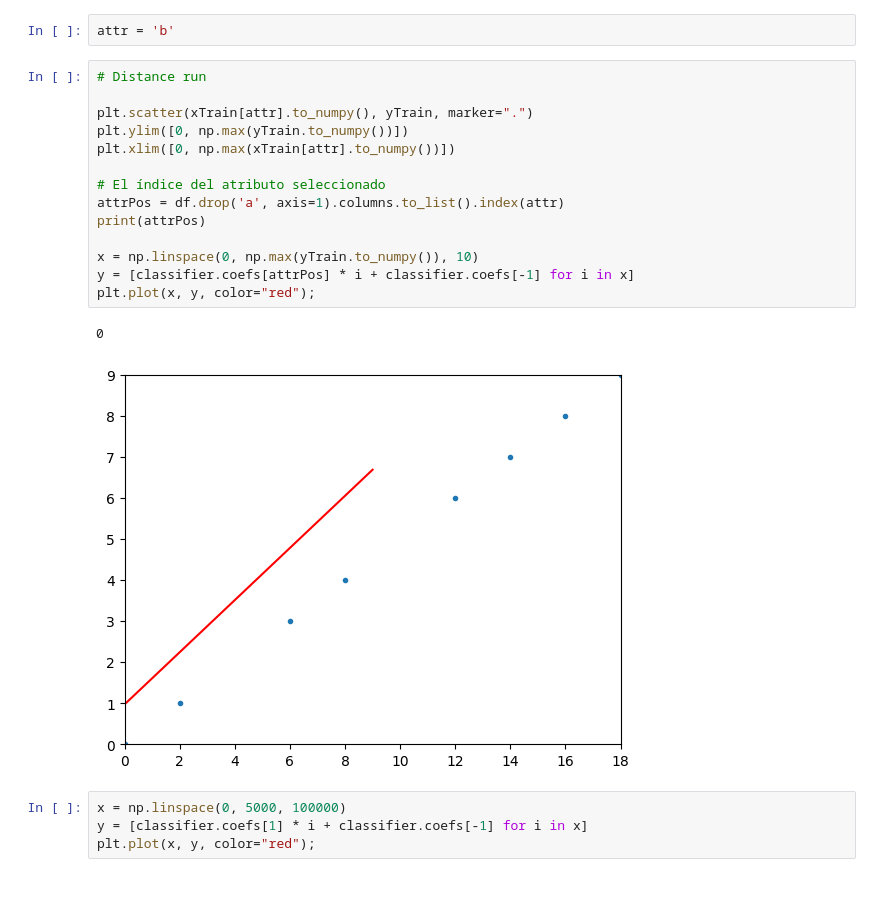
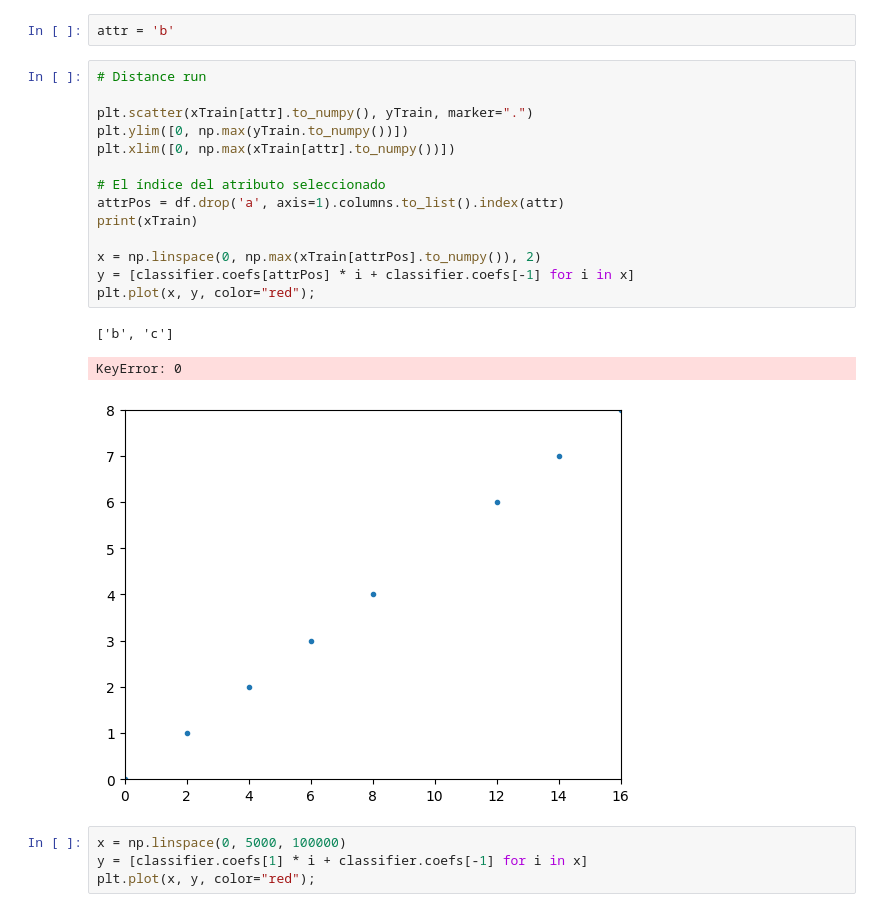
Before and after one commit to gag1005/Mineria-de-datos, a Jupyter notebook: practica3/practica3.ipynb, the cells around one changed output. Saved outputs shown, nothing was run; the diff lists cells and outputs as text.

```diff
--- a/practica3/practica3.ipynb
+++ b/practica3/practica3.ipynb
@@ -208,20 +208,21 @@ attr = 'b'
 # %%
 # Distance run
 
 plt.scatter(xTrain[attr].to_numpy(), yTrain, marker=".")
 plt.ylim([0, np.max(yTrain.to_numpy())])
 plt.xlim([0, np.max(xTrain[attr].to_numpy())])
 
 # El índice del atributo seleccionado
 attrPos = df.drop('a', axis=1).columns.to_list().index(attr)
-print(attrPos)
+print(xTrain)
 
-x = np.linspace(0, np.max(yTrain.to_numpy()), 10)
+x = np.linspace(0, np.max(xTrain[attrPos].to_numpy()), 2)
 y = [classifier.coefs[attrPos] * i + classifier.coefs[-1] for i in x]
 plt.plot(x, y, color="red");
 # %% [output]
-0
+['b', 'c']
+KeyError: 0
-[figure, old version]
+[figure, new version]
 # %%
 x = np.linspace(0, 5000, 100000)
 y = [classifier.coefs[1] * i + classifier.coefs[-1] for i in x]
```
Also changed, not shown: parts of 1 cell of this notebook.
